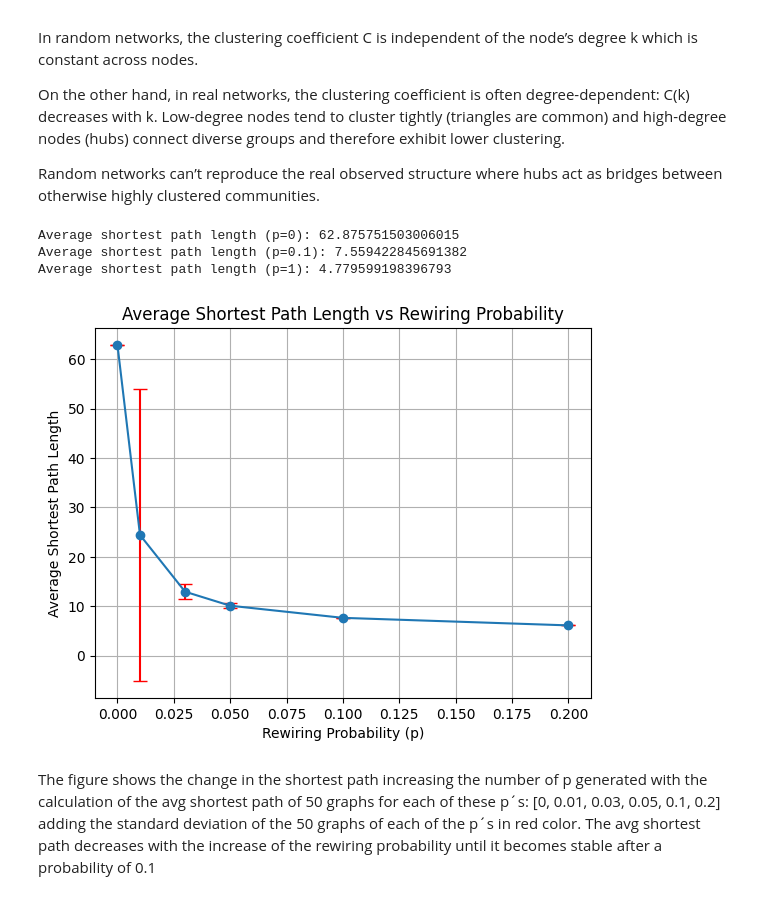
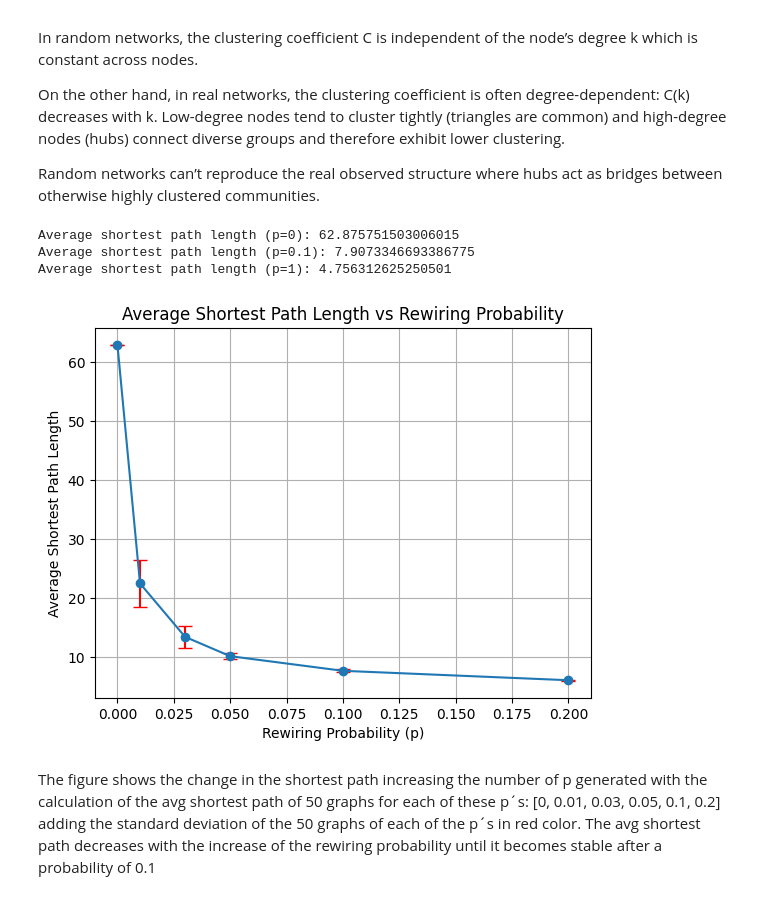
Before and after one commit to rifolio/dtu-projects-2025-autumn, a Jupyter notebook: social-graphs/Assignment1.ipynb, the cells around one changed output. Cells and saved outputs as stored; diff of their text form; code cells hidden in the pictures.

```diff
--- a/social-graphs/Assignment1.ipynb
+++ b/social-graphs/Assignment1.ipynb
@@ -78,59 +78,59 @@ print(
 )
 print(
     "Average shortest path length (p=0.1):",
     nx.average_shortest_path_length(watts_strogatz_graph_2),
 )
 print(
     "Average shortest path length (p=1):",
     nx.average_shortest_path_length(watts_strogatz_graph_3),
 )
 N = 500
 k = 4
 p = [0, 0.01, 0.03, 0.05, 0.1, 0.2]
 avg_shortest_path_lengths = []
 std_devs = []
 # for each p, generate 50 graphs of 500 nodes and calculate the average shortest path length and its standard deviation
-for prob in p:
-    avg_shortest_path_length = 0
-    std_dev = 0
-    for i in range(50):
-        G = nx.watts_strogatz_graph(N, k, prob)
-        # calculate the average shortest path length
-        avg_shortest_path_length += nx.average_shortest_path_length(G)
-        # calculate the standard deviation
-        std_dev += (
-            nx.average_shortest_path_length(G) - avg_shortest_path_length / (i + 1)
-        ) ** 2
-    avg_shortest_path_length /= 50
-    std_dev /= 50
-    avg_shortest_path_lengths.append(avg_shortest_path_length)
-    std_devs.append(std_dev)
+# for prob in p:
+#     avg_shortest_path_length = 0
+#     std_dev = 0
+#     for i in range(50):
+#         G = nx.watts_strogatz_graph(N, k, prob)
+#         # calculate the average shortest path length
+#         avg_shortest_path_length += nx.average_shortest_path_length(G)
+#         # calculate the standard deviation
+#         std_dev += (
+#             nx.average_shortest_path_length(G) - avg_shortest_path_length / (i + 1)
+#         ) ** 2
+#     avg_shortest_path_length /= 50
+#     std_dev /= 50
+#     avg_shortest_path_lengths.append(avg_shortest_path_length)
+#     std_devs.append(std_dev)
 
 # TODO: Alternative way to calculate maybe? Not sure if this is correct (Aryan)
-# for prob in p:
-#     lengths = []
-#     for i in range(50):
-#         lengths.append(
-#             nx.average_shortest_path_length(nx.watts_strogatz_graph(N, k, prob))
-#         )
-#     avg_shortest_path_lengths.append(np.mean(lengths))
-#     std_devs.append(np.std(lengths))
+for prob in p:
+    lengths = []
+    for i in range(50):
+        lengths.append(
+            nx.average_shortest_path_length(nx.watts_strogatz_graph(N, k, prob))
+        )
+    avg_shortest_path_lengths.append(np.mean(lengths))
+    std_devs.append(np.std(lengths))
 
 # plot std´s as error bars with red color using plt.errorbar
 plt.errorbar(
     p, avg_shortest_path_lengths, yerr=std_devs, fmt="-o", ecolor="red", capsize=5
 )
 plt.xlabel("Rewiring Probability (p)")
 plt.ylabel("Average Shortest Path Length")
 plt.title("Average Shortest Path Length vs Rewiring Probability")
 
 plt.grid(True)
 plt.show()
 # %% [output]
 Average shortest path length (p=0): 62.875751503006015
-Average shortest path length (p=0.1): 7.559422845691382
-Average shortest path length (p=1): 4.779599198396793
+Average shortest path length (p=0.1): 7.9073346693386775
+Average shortest path length (p=1): 4.756312625250501
-[figure, old version]
+[figure, new version]
 # %% [markdown]
 The figure shows the change in the shortest path increasing the number of p generated with the calculation of the avg shortest path of 50 graphs for each of these p´s: [0, 0.01, 0.03, 0.05, 0.1, 0.2] adding the standard deviation of the 50 graphs of each of the p´s in red color. The avg shortest path decreases with the increase of the rewiring probability until it becomes stable after a probability of 0.1
 # %% [markdown]
```
Also changed, not shown: parts of 1 cell of this notebook.
